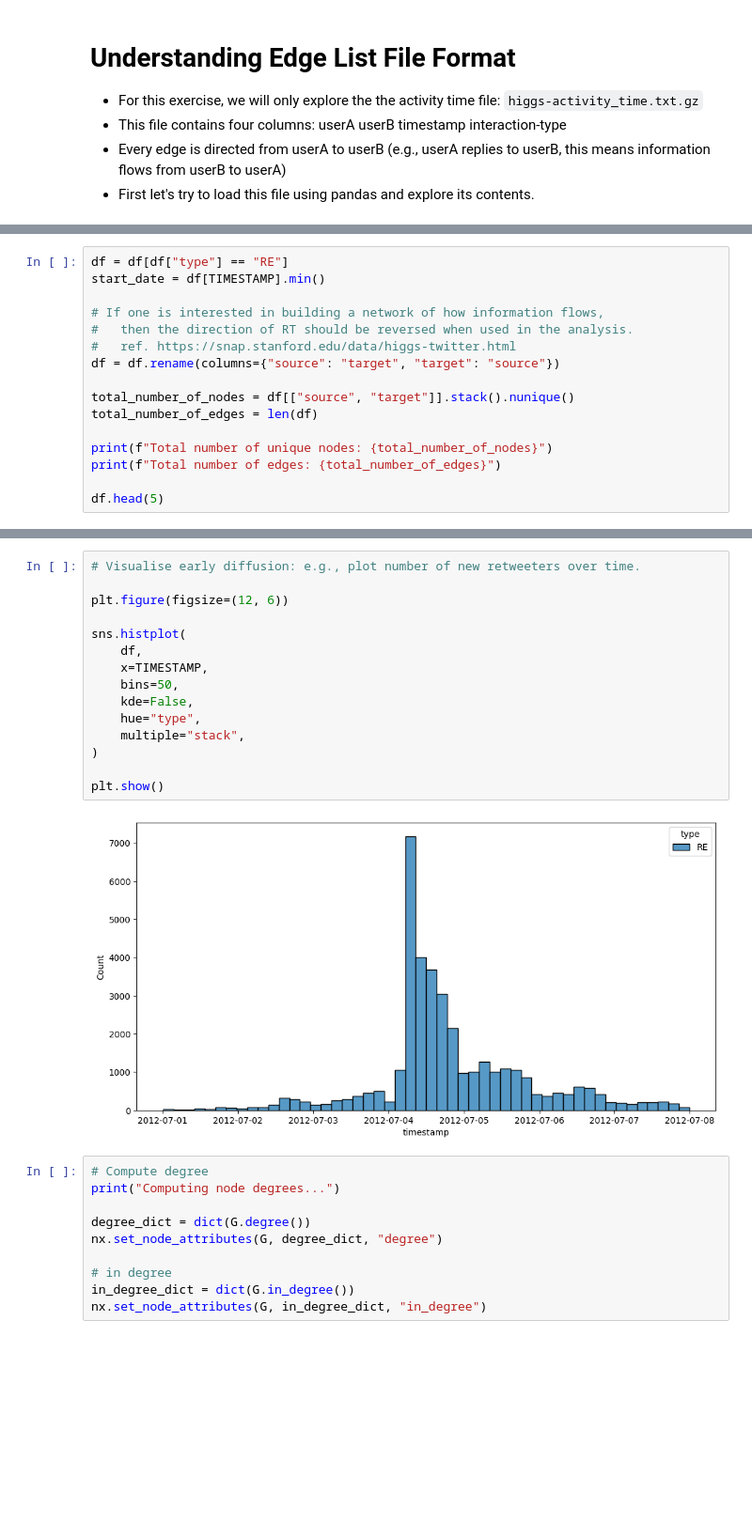
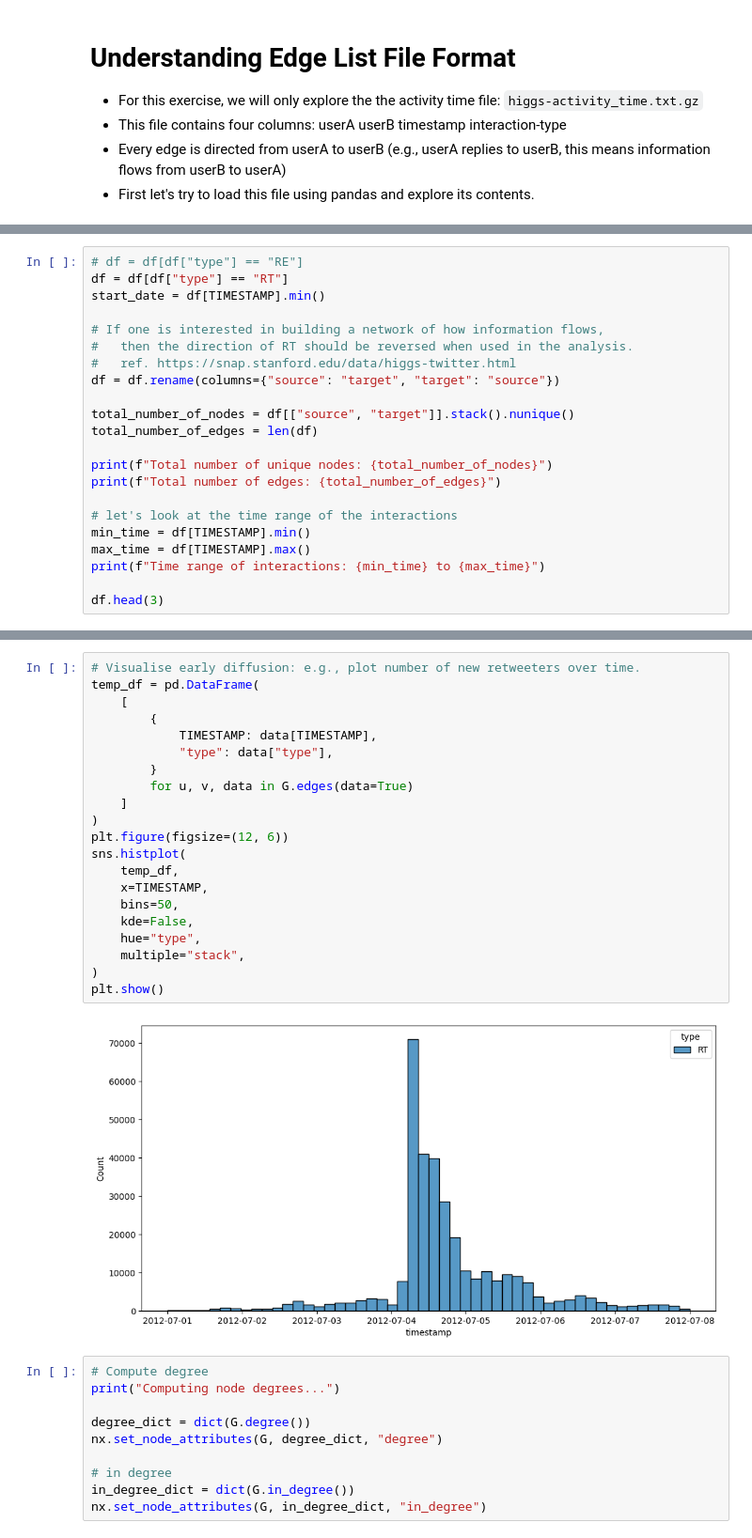
Before and after one commit to ysenarath/AIT-724-HandsOn-2, a Jupyter notebook: notebook.ipynb, the cells around one changed output, grey strips where cells are left out. Shown at 94% size. Saved outputs shown, nothing was run; the diff lists cells and outputs as text; blank space fills up the shorter version.

```diff
--- a/notebook.ipynb
+++ b/notebook.ipynb
@@ -222,5 +219,6 @@ Name: count, dtype: int64
 # %%
-df = df[df["type"] == "RE"]
+# df = df[df["type"] == "RE"]
+df = df[df["type"] == "RT"]
 start_date = df[TIMESTAMP].min()
 
 # If one is interested in building a network of how information flows,
@@ -234,5 +232,10 @@ total_number_of_edges = len(df)
 print(f"Total number of unique nodes: {total_number_of_nodes}")
 print(f"Total number of edges: {total_number_of_edges}")
 
-df.head(5)
+# let's look at the time range of the interactions
+min_time = df[TIMESTAMP].min()
+max_time = df[TIMESTAMP].max()
+print(f"Time range of interactions: {min_time} to {max_time}")
+
+df.head(3)
 # %% [output]
@@ -272,21 +267,27 @@ display_network(G, sample_size=100, layout_kwargs={"max_iter": 200})
 [interactive output not drawn]
 # %%
 # Visualise early diffusion: e.g., plot number of new retweeters over time.
-
+temp_df = pd.DataFrame(
+    [
+        {
+            TIMESTAMP: data[TIMESTAMP],
+            "type": data["type"],
+        }
+        for u, v, data in G.edges(data=True)
+    ]
+)
 plt.figure(figsize=(12, 6))
-
 sns.histplot(
-    df,
+    temp_df,
     x=TIMESTAMP,
     bins=50,
     kde=False,
     hue="type",
     multiple="stack",
 )
-
 plt.show()
 # %% [output]
-[figure, old version]
+[figure, new version]
 # %%
 # Compute degree
 print("Computing node degrees...")
```
Also changed, not shown: parts of 17 cells of this notebook.
